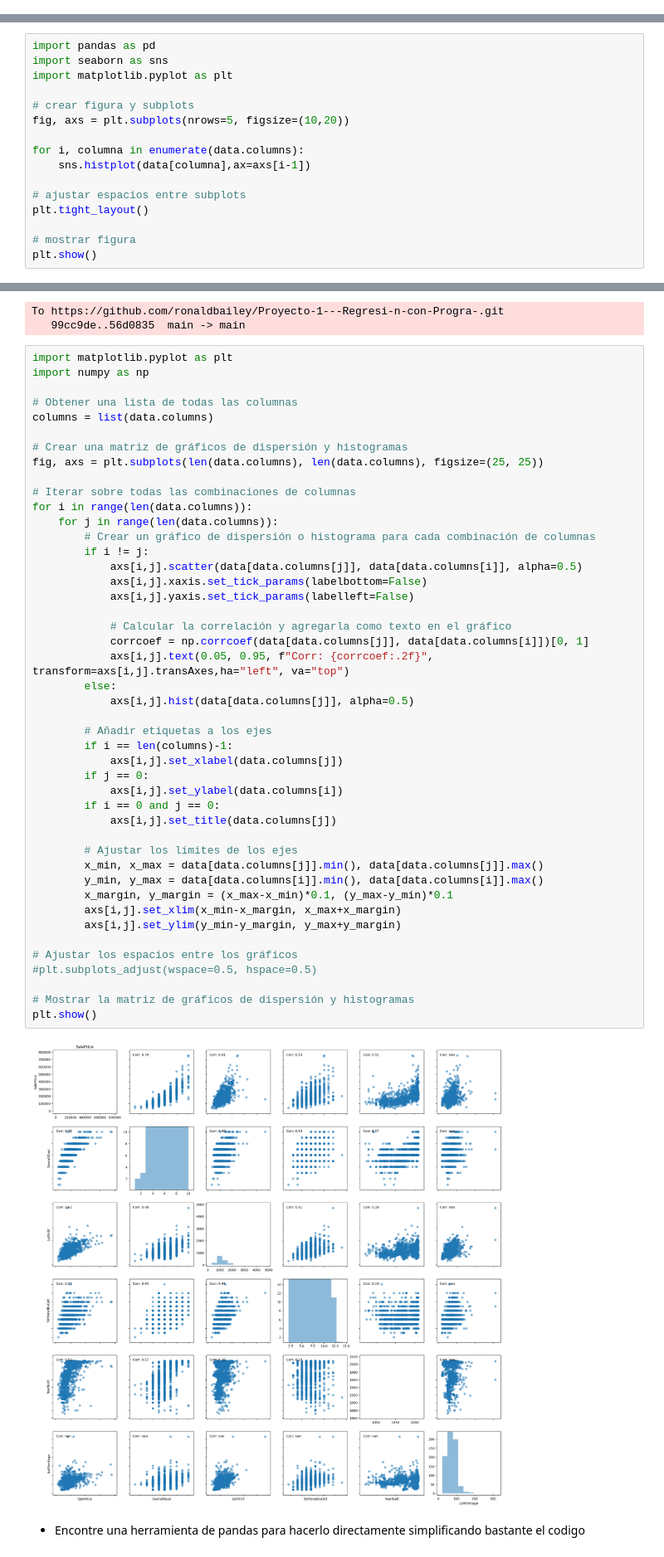
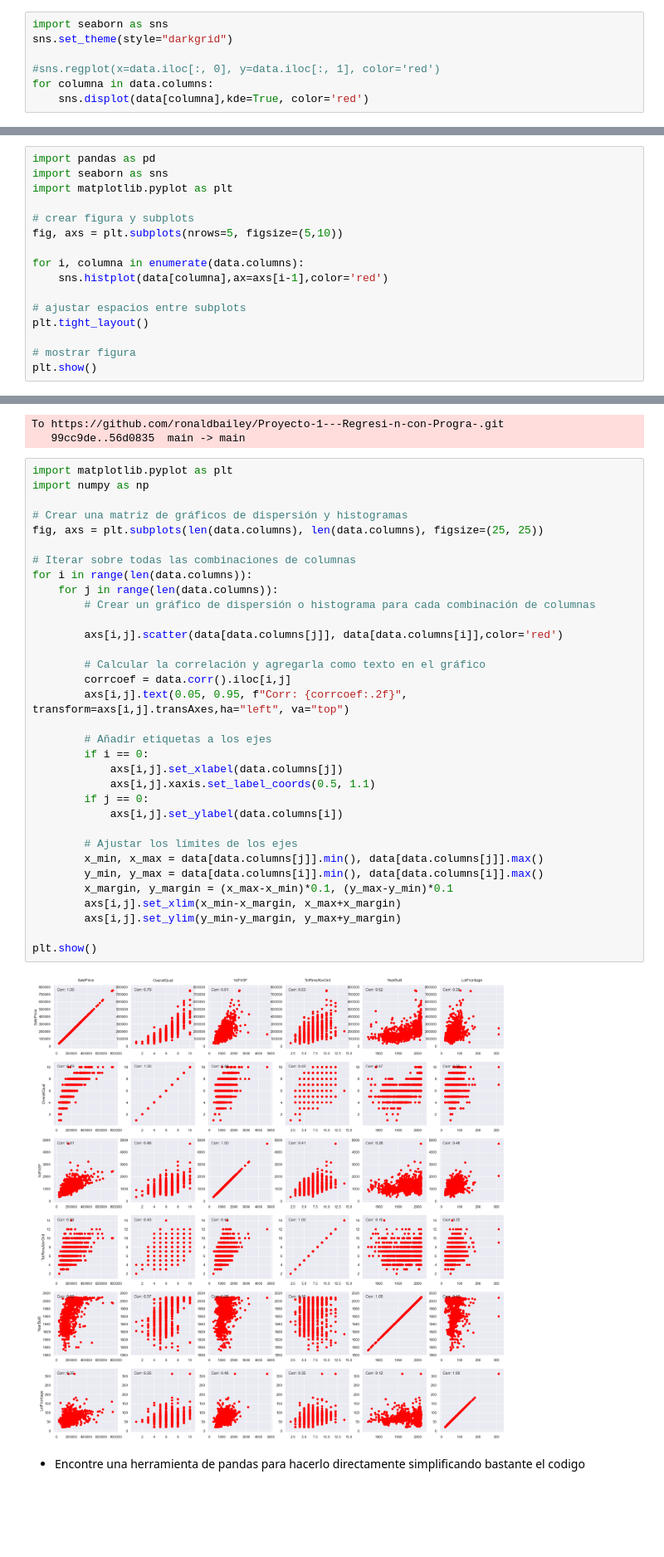
Before and after one commit to ronaldbailey/Proyecto-1---Regresi-n-con-Progra-, a Jupyter notebook: proyecto1.ipynb, the cells around one changed output, grey strips where cells are left out. Shown at 83% size. Cells and saved outputs as stored; diff of their text form; blank space fills up the shorter version.

Commit message:
Color de graficas y prueba de modelo primera vez

```diff
--- a/proyecto1.ipynb
+++ b/proyecto1.ipynb
@@ -547,0 +504,7 @@ https://gist.github.com/mwaskom/de44147ed2974457ad6372750bbe5751
+# %%
+import seaborn as sns
+sns.set_theme(style="darkgrid")
+
+#sns.regplot(x=data.iloc[:, 0], y=data.iloc[:, 1], color='red')
+for columna in data.columns:
+    sns.displot(data[columna],kde=True, color='red')
@@ -553,10 +523,10 @@ import seaborn as sns
 import matplotlib.pyplot as plt
 
 # crear figura y subplots
-fig, axs = plt.subplots(nrows=5, figsize=(10,20))
+fig, axs = plt.subplots(nrows=5, figsize=(5,10))
 
 for i, columna in enumerate(data.columns):
-    sns.histplot(data[columna],ax=axs[i-1])
+    sns.histplot(data[columna],ax=axs[i-1],color='red')
 
 # ajustar espacios entre subplots
 plt.tight_layout()
@@ -671,50 +637,38 @@ To https://github.com/ronaldbailey/Proyecto-1---Regresi-n-con-Progra-.git
 # %%
 import matplotlib.pyplot as plt
 import numpy as np
-
-# Obtener una lista de todas las columnas
-columns = list(data.columns)
 
 # Crear una matriz de gráficos de dispersión y histogramas
 fig, axs = plt.subplots(len(data.columns), len(data.columns), figsize=(25, 25))
 
 # Iterar sobre todas las combinaciones de columnas
 for i in range(len(data.columns)):
     for j in range(len(data.columns)):
         # Crear un gráfico de dispersión o histograma para cada combinación de columnas
-        if i != j:
-            axs[i,j].scatter(data[data.columns[j]], data[data.columns[i]], alpha=0.5)
-            axs[i,j].xaxis.set_tick_params(labelbottom=False)
-            axs[i,j].yaxis.set_tick_params(labelleft=False)
 
-            # Calcular la correlación y agregarla como texto en el gráfico
-            corrcoef = np.corrcoef(data[data.columns[j]], data[data.columns[i]])[0, 1]
-            axs[i,j].text(0.05, 0.95, f"Corr: {corrcoef:.2f}", transform=axs[i,j].transAxes,ha="left", va="top")
-        else:
-            axs[i,j].hist(data[data.columns[j]], alpha=0.5)
+        axs[i,j].scatter(data[data.columns[j]], data[data.columns[i]],color='red')
+
+        # Calcular la correlación y agregarla como texto en el gráfico
+        corrcoef = data.corr().iloc[i,j]
+        axs[i,j].text(0.05, 0.95, f"Corr: {corrcoef:.2f}", transform=axs[i,j].transAxes,ha="left", va="top")
 
         # Añadir etiquetas a los ejes
-        if i == len(columns)-1:
+        if i == 0:
             axs[i,j].set_xlabel(data.columns[j])
+            axs[i,j].xaxis.set_label_coords(0.5, 1.1)
         if j == 0:
             axs[i,j].set_ylabel(data.columns[i])
-        if i == 0 and j == 0:
-            axs[i,j].set_title(data.columns[j])
 
         # Ajustar los límites de los ejes
         x_min, x_max = data[data.columns[j]].min(), data[data.columns[j]].max()
         y_min, y_max = data[data.columns[i]].min(), data[data.columns[i]].max()
         x_margin, y_margin = (x_max-x_min)*0.1, (y_max-y_min)*0.1
         axs[i,j].set_xlim(x_min-x_margin, x_max+x_margin)
         axs[i,j].set_ylim(y_min-y_margin, y_max+y_margin)
 
-# Ajustar los espacios entre los gráficos
-#plt.subplots_adjust(wspace=0.5, hspace=0.5)
-
-# Mostrar la matriz de gráficos de dispersión y histogramas
 plt.show()
 # %% [output]
-[figure, old version]
+[figure, new version]
 # %% [markdown]
 * Encontre una herramienta de pandas para hacerlo directamente simplificando bastante el codigo
 # %%
```
Also changed, not shown: parts of 8 cells of this notebook.
